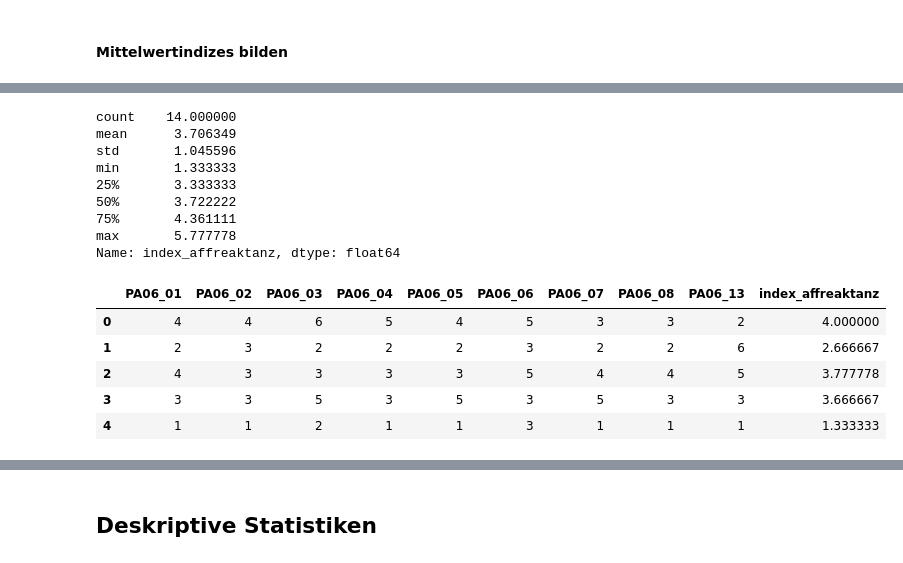
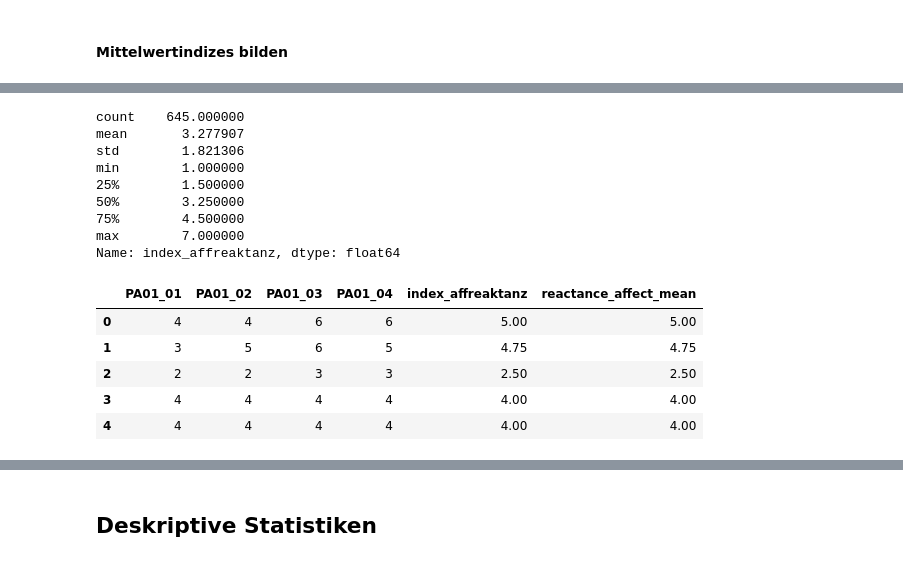
Before and after one commit to lara-polat/KI_Demokratie, a Jupyter notebook: analysis2.ipynb, the cells around one changed output, grey strips where cells are left out. Drawn from its saved outputs; the diff is of its cells as text; code cells hidden in the pictures.

```diff
--- a/analysis2.ipynb
+++ b/analysis2.ipynb
@@ -173,4 +46,0 @@ print(df_masterprojekt1.head())
-# %%
-pd.set_option('display.max_columns', None)  # zeigt alle Spalten
-# pd.set_option('display.expand_frame_repr', False)
-df_masterprojekt1.head(15)
@@ -263,2 +130,8 @@ df_masterprojekt1[['IN02', 'IN02_new', 'faktenbasiert_dich', 'gemischt_dich', 'e
 # %% [markdown]
 #### Items umpolen (sodass höhere Werte "mehr" bedeuten)
+# %%
+# PA01_05 positive Emotionen
+df_masterprojekt1['PA01_05_inv'] = 8 - df_masterprojekt1['PA01_05']
+
+# Check
+df_masterprojekt1[['PA01_05', 'PA01_05_inv']].head(10)
@@ -264,0 +150,6 @@ df_masterprojekt1[['IN02', 'IN02_new', 'faktenbasiert_dich', 'gemischt_dich', 'e
+# %%
+# PA01_06: positive Emotionen
+df_masterprojekt1['PA01_06_inv'] = 8 - df_masterprojekt1['PA01_06']
+
+# Check
+df_masterprojekt1[['PA01_06', 'PA01_06_inv']].head(10)
@@ -264,0 +168,6 @@ df_masterprojekt1[['IN02', 'IN02_new', 'faktenbasiert_dich', 'gemischt_dich', 'e
+# %%
+# PA01_07: positive Emotionen
+df_masterprojekt1['PA01_07_inv'] = 8 - df_masterprojekt1['PA01_07']
+
+# Check
+df_masterprojekt1[['PA01_07', 'PA01_07_inv']].head(10)
@@ -496,27 +443,27 @@ Alpha ohne PA06_13: 0.932
 # %%
 # Mittelwertindex: affektive Reaktanz-Dimension
 
-df_masterprojekt1["index_affreaktanz"] = df_masterprojekt1[["PA06_01", "PA06_02", "PA06_03", "PA06_04", "PA06_05", "PA06_06", "PA06_07", "PA06_08", "PA06_13"]].mean(axis=1, skipna=True)
+df_masterprojekt1["index_affreaktanz"] = df_masterprojekt1[["PA01_01", "PA01_02", "PA01_03", "PA01_04"]].mean(axis=1, skipna=True)
 
 # Kontrolle: Verteilung und erste Werte
 print(df_masterprojekt1["index_affreaktanz"].describe())
-df_masterprojekt1[["PA06_01", "PA06_02", "PA06_03", "PA06_04", "PA06_05", "PA06_06", "PA06_07", "PA06_08", "PA06_13", "index_affreaktanz"]].head()
+df_masterprojekt1[["PA01_01", "PA01_02", "PA01_03", "PA01_04", "index_affreaktanz", "reactance_affect_mean"]].head()
 # %% [output]
-count    14.000000
-mean      3.706349
-std       1.045596
-min       1.333333
-25%       3.333333
-50%       3.722222
-75%       4.361111
-max       5.777778
+count    645.000000
+mean       3.277907
+std        1.821306
+min        1.000000
+25%        1.500000
+50%        3.250000
+75%        4.500000
+max        7.000000
 Name: index_affreaktanz, dtype: float64
-|  | PA06_01 | PA06_02 | PA06_03 | PA06_04 | PA06_05 | PA06_06 | PA06_07 | PA06_08 | PA06_13 | index_affreaktanz |
-| 0 | 4 | 4 | 6 | 5 | 4 | 5 | 3 | 3 | 2 | 4.000000 |
-| 1 | 2 | 3 | 2 | 2 | 2 | 3 | 2 | 2 | 6 | 2.666667 |
-| 2 | 4 | 3 | 3 | 3 | 3 | 5 | 4 | 4 | 5 | 3.777778 |
-| 3 | 3 | 3 | 5 | 3 | 5 | 3 | 5 | 3 | 3 | 3.666667 |
-| 4 | 1 | 1 | 2 | 1 | 1 | 3 | 1 | 1 | 1 | 1.333333 |
+|  | PA01_01 | PA01_02 | PA01_03 | PA01_04 | index_affreaktanz | reactance_affect_mean |
+| 0 | 4 | 4 | 6 | 6 | 5.00 | 5.00 |
+| 1 | 3 | 5 | 6 | 5 | 4.75 | 4.75 |
+| 2 | 2 | 2 | 3 | 3 | 2.50 | 2.50 |
+| 3 | 4 | 4 | 4 | 4 | 4.00 | 4.00 |
+| 4 | 4 | 4 | 4 | 4 | 4.00 | 4.00 |
 # %%
 # kognitive Reaktanz-Dimension
 
```
Also changed, not shown: parts of 66 cells of this notebook, 1 other file.
